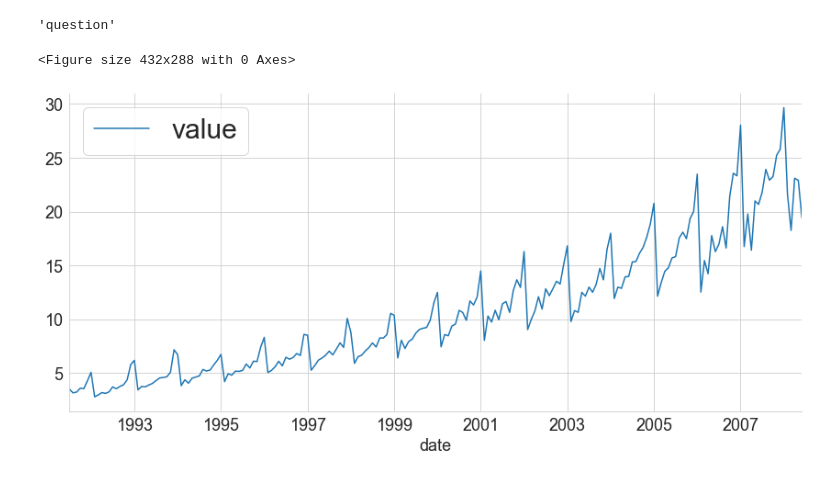
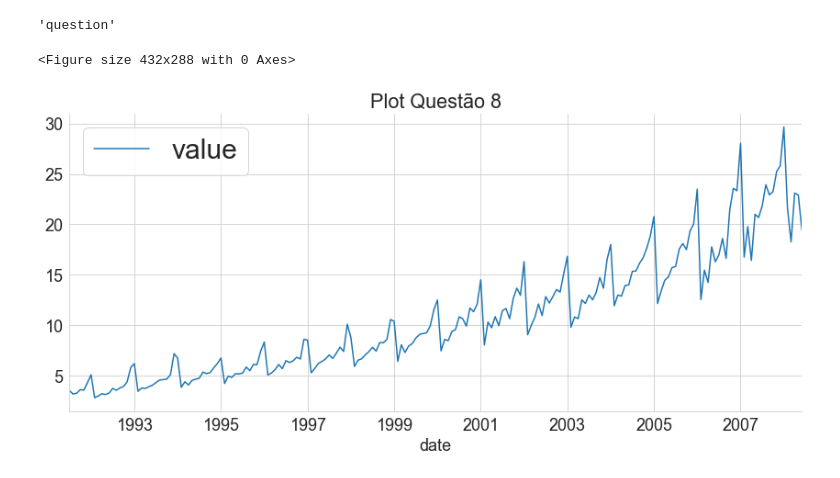
Before and after one commit to 50sotero/DS2020.2, a Jupyter notebook: Lista 2.ipynb, the cells around one changed output. Drawn from its saved outputs; the diff is of its cells as text; code cells hidden in the pictures.

```diff
--- a/Lista 2.ipynb
+++ b/Lista 2.ipynb
@@ -81,14 +81,14 @@ dados.date = pd.to_datetime(dados.date)
 # %%
 plt.figure()
 ax = dados.plot(x='date',y='value', figsize=(12,6))
 ticks_loc = ax.get_yticks().tolist()
 ax.yaxis.set_major_locator(mticker.FixedLocator(ticks_loc))
 ax.set_yticklabels([label_format.format(x) for x in ticks_loc])
 plt.legend(fontsize=30)
-plt.title('Plot')
+plt.title('Plot Questão 8')
 sns.despine()
 plt.tight_layout()
 plt.savefig('questão8.png')
 # %% [output]
 <Figure size 432x288 with 0 Axes>
-[figure, old version]
+[figure, new version]
```
